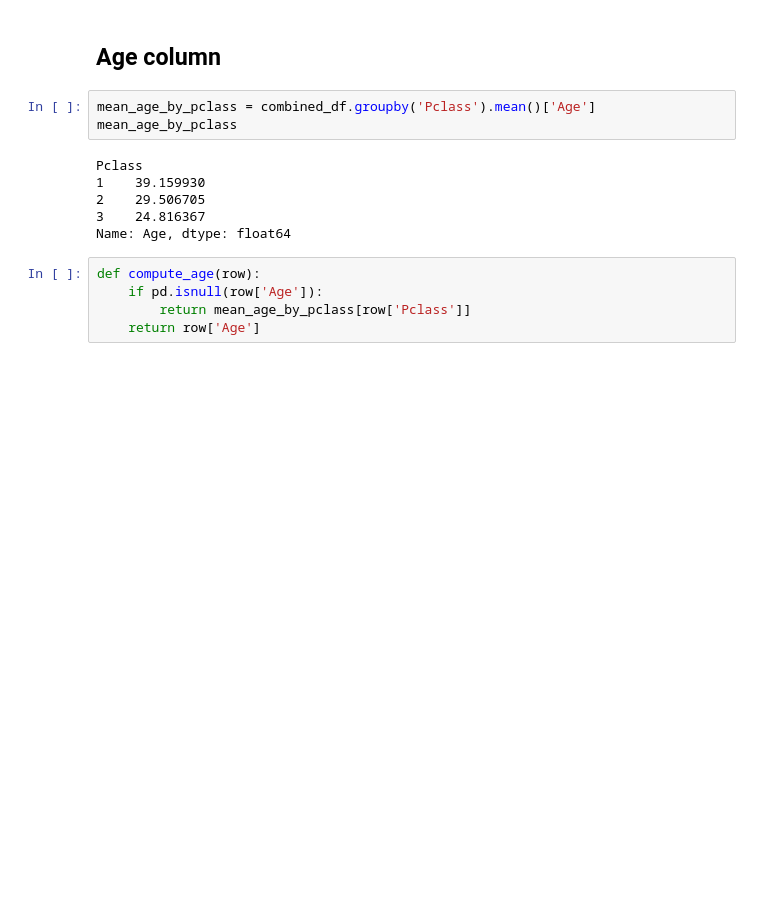
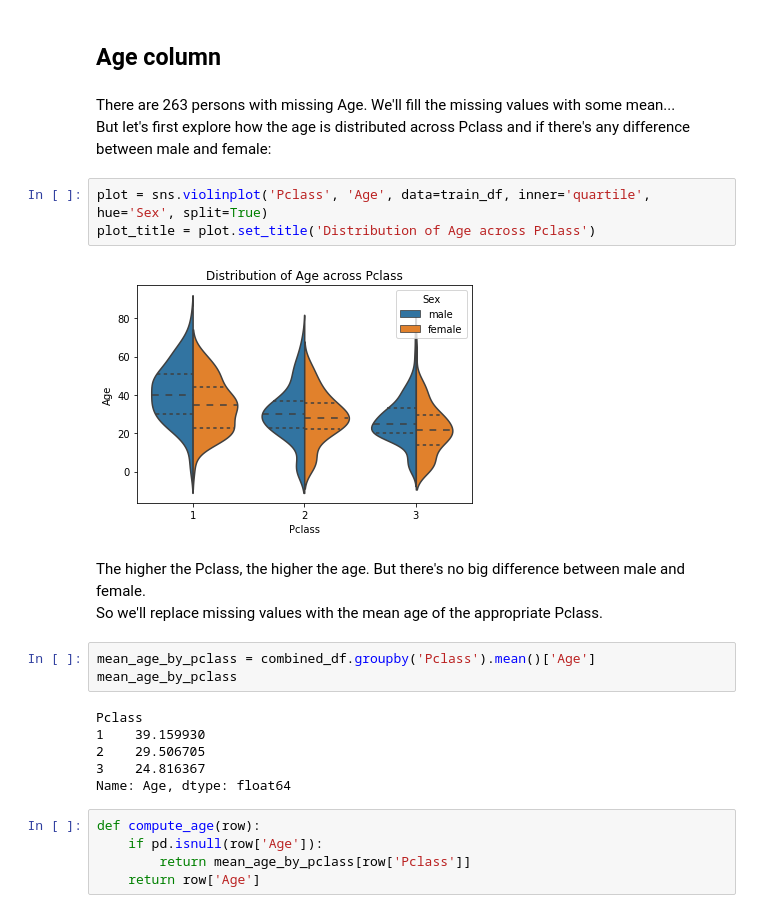
Before and after one commit to sebastienlange/kaggle-titanic, a Jupyter notebook: Titanic.ipynb, the cells around one changed output. Saved outputs shown, nothing was run; the diff lists cells and outputs as text; blank space fills up the shorter version.

```diff
--- a/Titanic.ipynb
+++ b/Titanic.ipynb
@@ -91,5 +108,16 @@ Name: Title, dtype: int64
 # %% [markdown]
 ## Age column
+# %% [markdown]
+There are 263 persons with missing Age. We'll fill the missing values with some mean...
+But let's first explore how the age is distributed across Pclass and if there's any difference between male and female:
+# %%
+plot = sns.violinplot('Pclass', 'Age', data=train_df, inner='quartile', hue='Sex', split=True)
+plot_title = plot.set_title('Distribution of Age across Pclass')
+# %% [output]
+[figure, added]
+# %% [markdown]
+The higher the Pclass, the higher the age. But there's no big difference between male and female.
+So we'll replace missing values with the mean age of the appropriate Pclass.
 # %%
 mean_age_by_pclass = combined_df.groupby('Pclass').mean()['Age']
 mean_age_by_pclass
```
Also changed, not shown: parts of 61 cells of this notebook.
